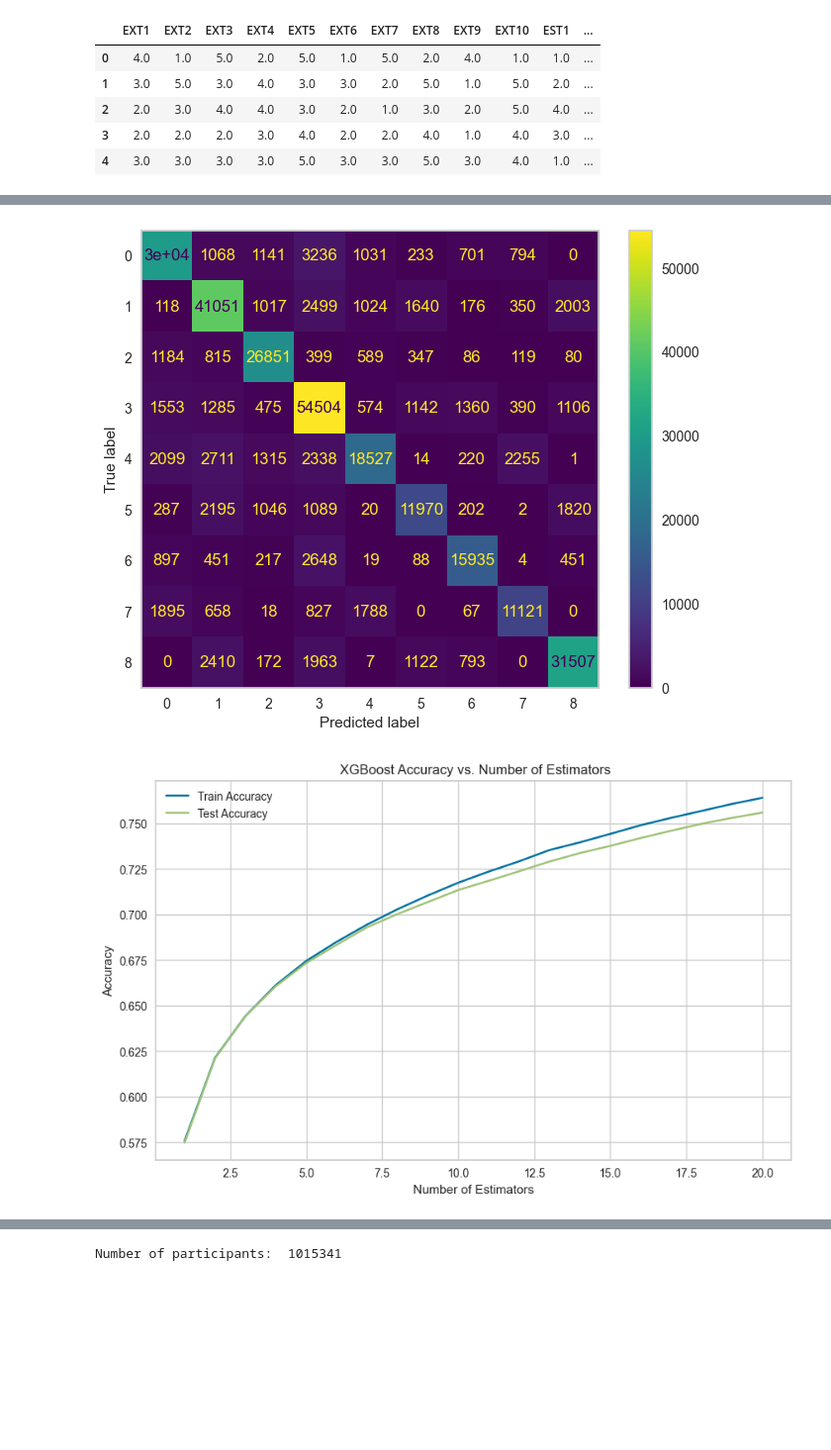
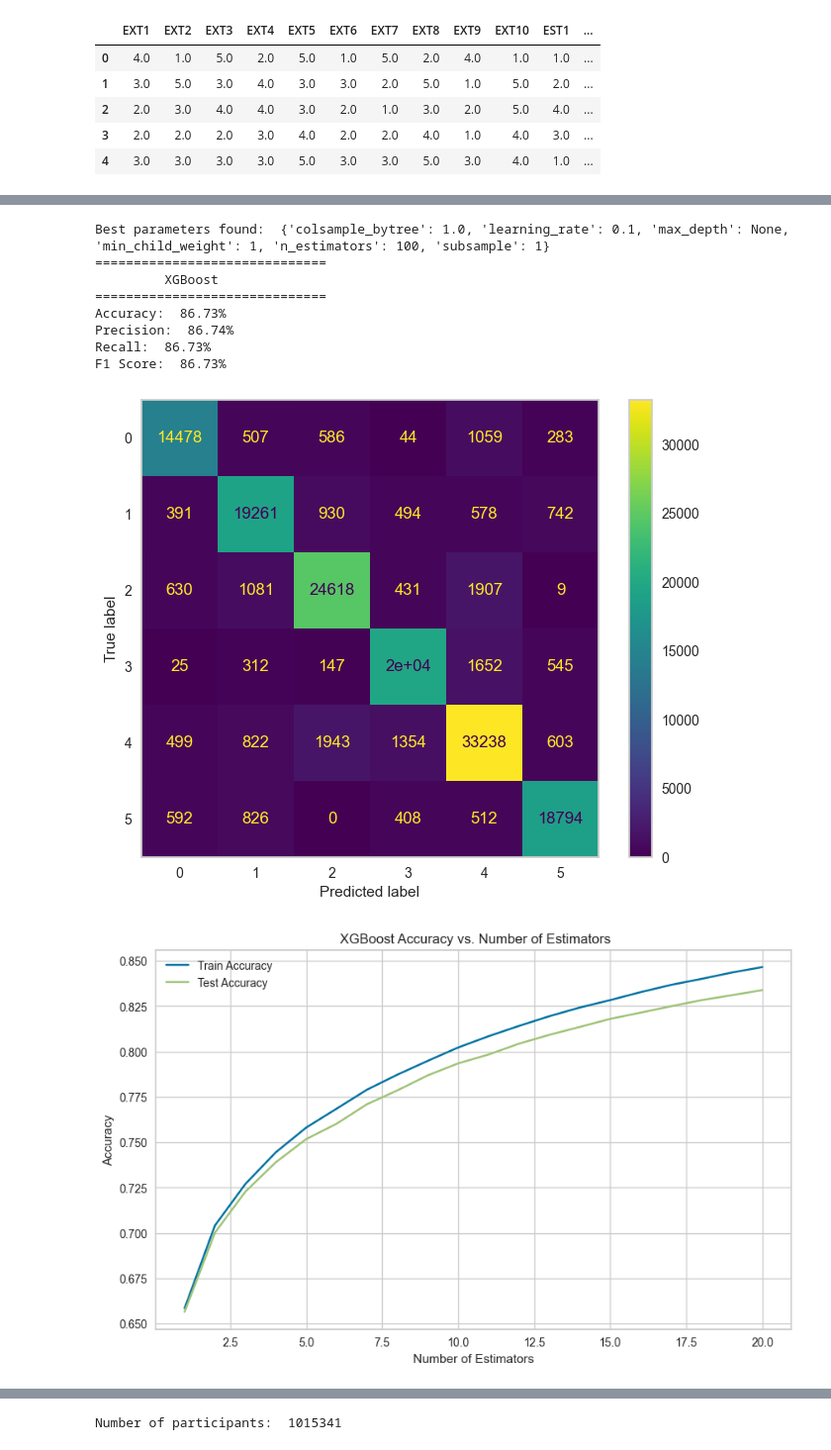
Before and after one commit to hammer-pp/Career-path-guidance-web-application, a Jupyter notebook: ML/notebook/experiments/bigfive_experiments.ipynb, the cells around one changed output, grey strips where cells are left out. Shown at 99% size. Saved outputs shown, nothing was run; the diff lists cells and outputs as text; code cells hidden in the pictures; blank space fills up the shorter version.

```diff
--- a/ML/notebook/experiments/bigfive_experiments.ipynb
+++ b/ML/notebook/experiments/bigfive_experiments.ipynb
@@ -25,0 +6,9 @@ data_raw.info
+# %%
+current_dir = os.getcwd()
+
+# current_dir = os.path.dirname(os.path.abspath(__file__))
+csv_path = os.path.join(current_dir, "..", "..", "data", "bigfive_data.csv")
+csv_path = os.path.abspath(csv_path)
+
+data_raw=pd.read_csv(csv_path,delimiter='\t')
+data_raw.info
@@ -126,3 +133,5 @@ df = df.dropna(axis=0)
 df_sample = df
 
 df_sample
+
+df_sample = df_sample.sample(500000, random_state=1)
@@ -143,10 +138,10 @@ df_sample
 # %%
-# # Visualize the elbow
-# from sklearn.cluster import KMeans
-# from yellowbrick.cluster import KElbowVisualizer
+# Visualize the elbow
+from sklearn.cluster import KMeans
+from yellowbrick.cluster import KElbowVisualizer
 
-# kmeans = KMeans()
-# visualizer = KElbowVisualizer(kmeans, k=(2,15))
-# visualizer.fit(df_sample)
-# visualizer.poof()
+kmeans = KMeans(random_state= 10)
+visualizer = KElbowVisualizer(kmeans, k=(2,12), metric='distortion', locate_elbow=True)
+visualizer.fit(df_sample)
+visualizer.poof()
 # %% [output]
@@ -190,7 +186,7 @@ ModuleNotFoundError: No module named 'yellowbrick'
 # Creating K-means Cluster Model
 from sklearn.cluster import KMeans
 
-n_label = 9
+n_label = 6
 result = []
 n_runs = 100
 
@@ -204,7 +200,7 @@ traits = {
 
 for run in range(n_runs):
     # I define 5 clusters and fit my model
-    kmeans = KMeans(n_clusters=n_label)
+    kmeans = KMeans(n_clusters=n_label,random_state=42)
     k_fit = kmeans.fit(df_sample)
 
     # Predicting the Clusters
@@ -419,7 +413,7 @@ F1 Score:  69.19%
 import xgboost as xgb
 
 # Create BGBoost model
-xgb_model = xgb.XGBClassifier()
+xgb_model = xgb.XGBClassifier(randomstate=42)
 
 X_train, X_test, y_train, y_test = train_test_split(X, y, test_size=0.3, random_state=42)
 
@@ -469,5 +458,13 @@ F1 Score:  79.20%
+Best parameters found:  {'colsample_bytree': 1.0, 'learning_rate': 0.1, 'max_depth': None, 'min_child_weight': 1, 'n_estimators': 100, 'subsample': 1}
+==============================
+         XGBoost
+==============================
+Accuracy:  86.73%
+Precision:  86.74%
+Recall:  86.73%
+F1 Score:  86.73%
-[figure, old version]
+[figure, new version]
-[figure, old version]
+[figure, new version]
 # %%
 from sklearn.tree import DecisionTreeClassifier
 
```
Also changed, not shown: parts of 20 cells of this notebook, 5 other files.
